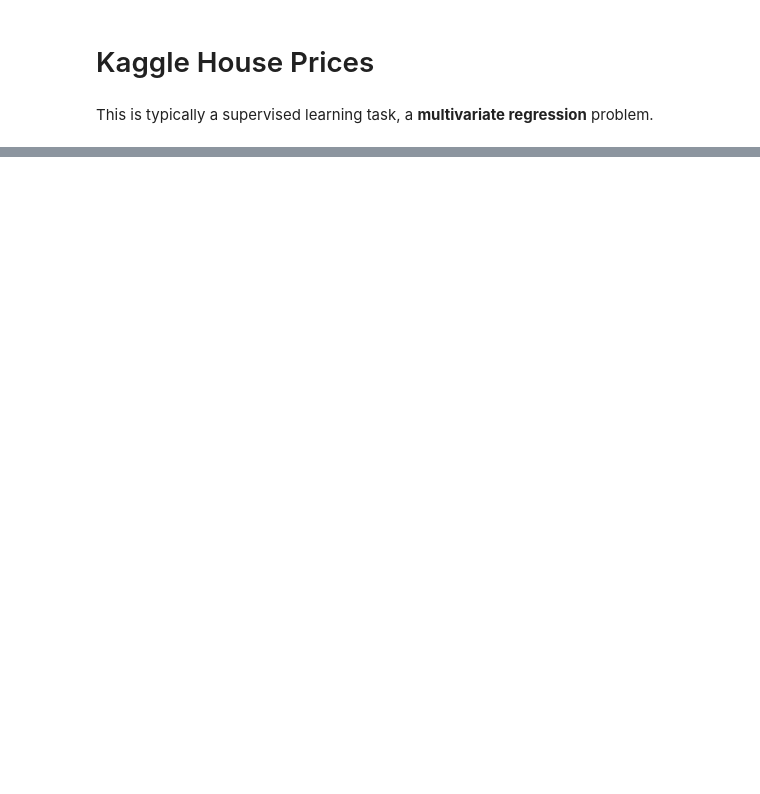
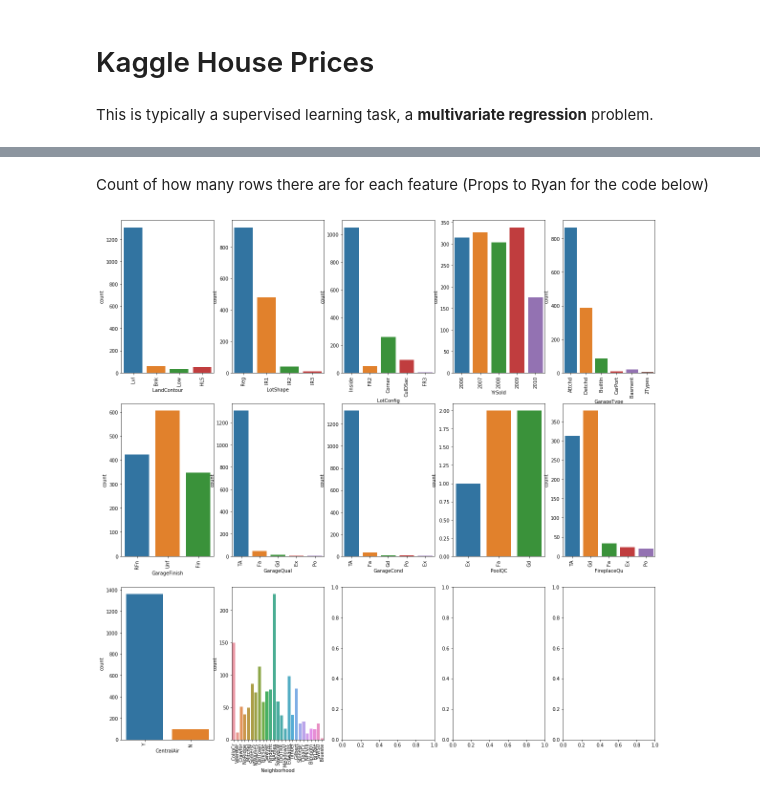
Before and after one commit to ryanhpark/HousingPricePrediction_ML, a Jupyter notebook: Lucas/Kaggle House Price.ipynb, the cells around one changed output, grey strips where cells are left out. Drawn from its saved outputs; the diff is of its cells as text; code cells hidden in the pictures; blank space fills up the shorter version.

```diff
--- a/Lucas/Kaggle House Price.ipynb
+++ b/Lucas/Kaggle House Price.ipynb
@@ -176,0 +102,23 @@ SimpleImputer(add_indicator=False, copy=True, fill_value=None,
+# %% [markdown]
+Count of how many rows there are for each feature
+(Props to Ryan for the code below)
+# %%
+# Important features included in 10 most critical factors listed above
+imp_cols = ["BsmtFinSF1","BsmtFinSF2","BsmtUnfSF","TotalBsmtSF","1stFlrSF","2ndFlrSF","LowQualFinSF","WoodDeckSF",
+            "OpenPorchSF","GrLivArea","EnclosedPorch","3SsnPorch","ScreenPorch","MasVnrArea","LandContour","LotFrontage",
+            "LotArea","LotShape","LotConfig","YearBuilt","YrSold","BedroomAbvGr","BsmtFullBath","BsmtHalfBath",
+            "FullBath","HalfBath","TotRmsAbvGrd","GarageType","GarageFinish","GarageYrBlt","GarageCars","GarageArea",
+            "GarageQual","GarageCond","PoolArea","PoolQC","Fireplaces","FireplaceQu","CentralAir","YearRemodAdd",
+            "Neighborhood"]
+
+# Categorical features among the critical Factors
+cat_imp_cols = train_df[imp_cols].select_dtypes(["object","category"]).columns.tolist()
+
+# Countplots of the categorical features from the list of critical factors
+fig, ax = plt.subplots(3, 5, figsize=(20, 20))
+for col, subplot in zip(cat_imp_cols, ax.flatten()):
+    sns.countplot(train_df[col], ax=subplot)
+    for label in subplot.get_xticklabels():
+        label.set_rotation(90)
+# %% [output]
+[figure, added]
```
Also changed, not shown: parts of 52 cells of this notebook.
